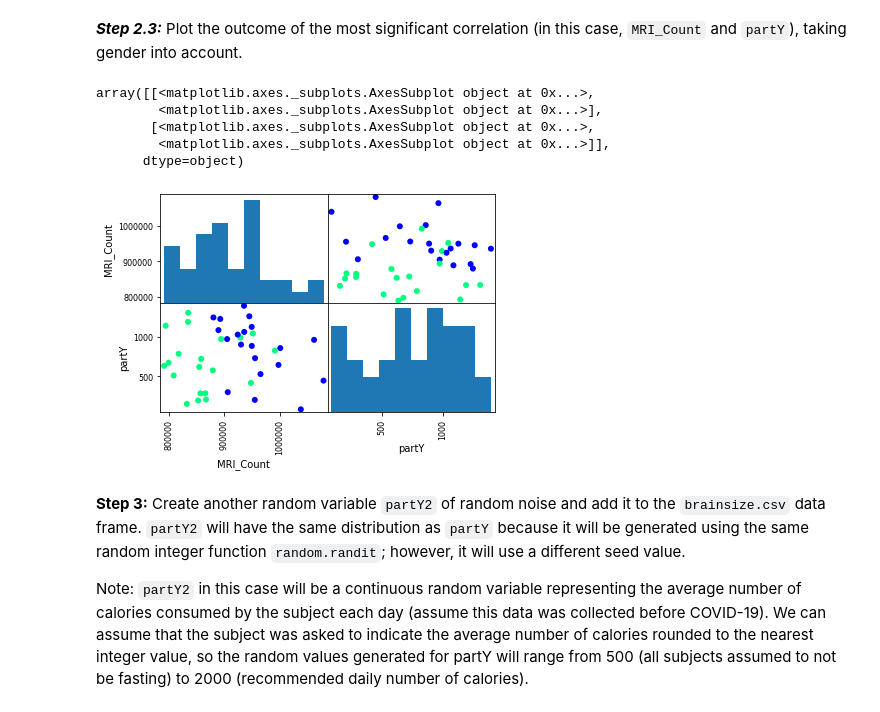
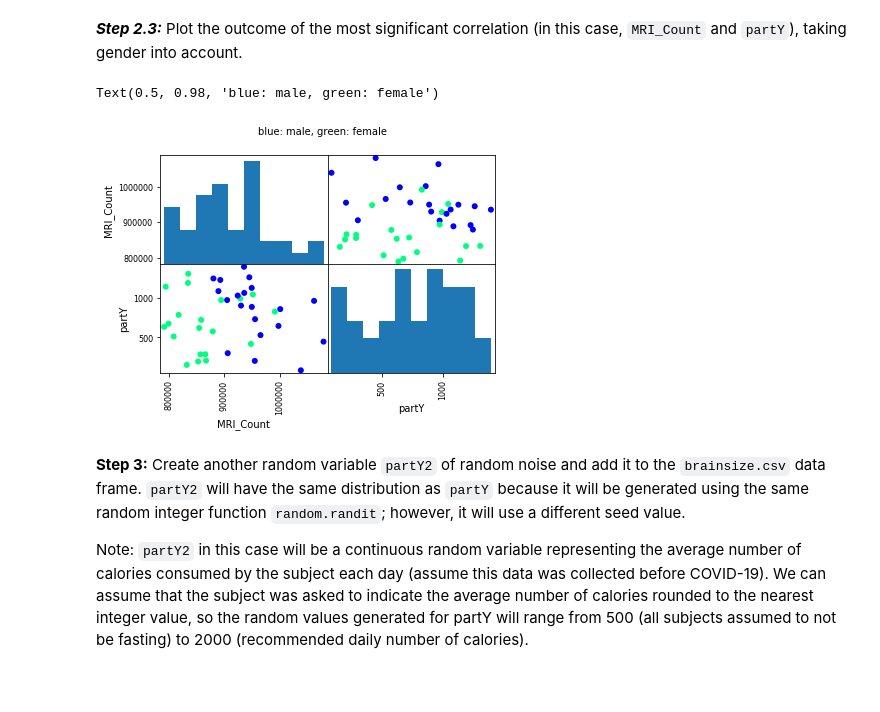
Before and after one commit to emilyemchen/Chen-E-QLSC612, a Jupyter notebook: practical/myanalysis.ipynb, the cells around one changed output. Saved outputs shown, nothing was run; the diff lists cells and outputs as text; code cells hidden in the pictures; blank space fills up the shorter version.

Commit message:
Updating figures
Adding a legend to the figures and re-uploading the files.

```diff
--- a/practical/myanalysis.ipynb
+++ b/practical/myanalysis.ipynb
@@ -147,14 +143,12 @@ Ttest_relResult(statistic=79.44262473134104, pvalue=9.470969151961395e-45)
 # %%
 pdplt.scatter_matrix(brainsize[["MRI_Count","partY"]],
                         c=(brainsize["Gender"] == 'Female'), marker="o",
                         alpha=1, cmap="winter")
+fig = plt.gcf()
+fig.suptitle("blue: male, green: female", size=10)
 # %% [output]
-array([[<matplotlib.axes._subplots.AxesSubplot object at 0x...>,
-        <matplotlib.axes._subplots.AxesSubplot object at 0x...>],
-       [<matplotlib.axes._subplots.AxesSubplot object at 0x...>,
-        <matplotlib.axes._subplots.AxesSubplot object at 0x...>]],
-      dtype=object)
+Text(0.5, 0.98, 'blue: male, green: female')
-[figure, old version]
+[figure, new version]
 # %% [markdown]
 **Step 3:** Create another random variable `partY2` of random noise and add it to the `brainsize.csv` data frame. `partY2` will have the same distribution as `partY` because it will be generated using the same random integer function `random.randit`; however, it will use a different seed value.
 
```
Also changed, not shown: parts of 3 cells of this notebook, 3 other files.
